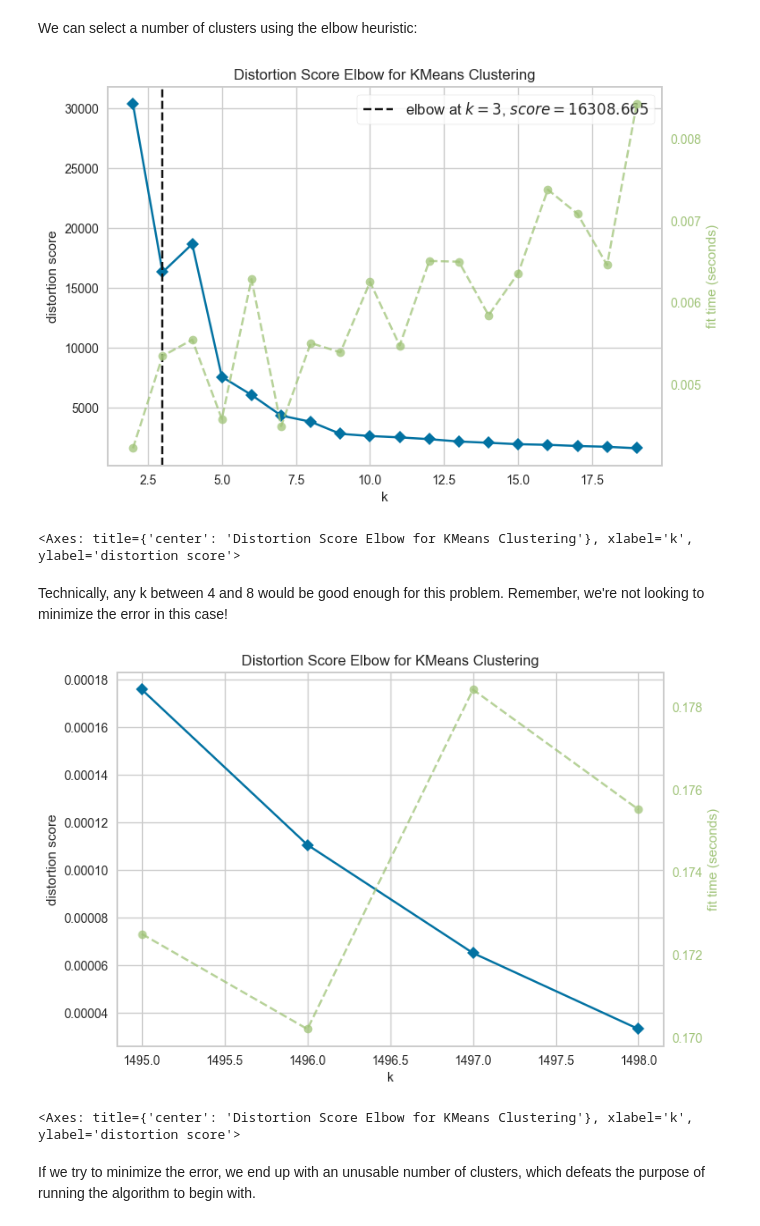
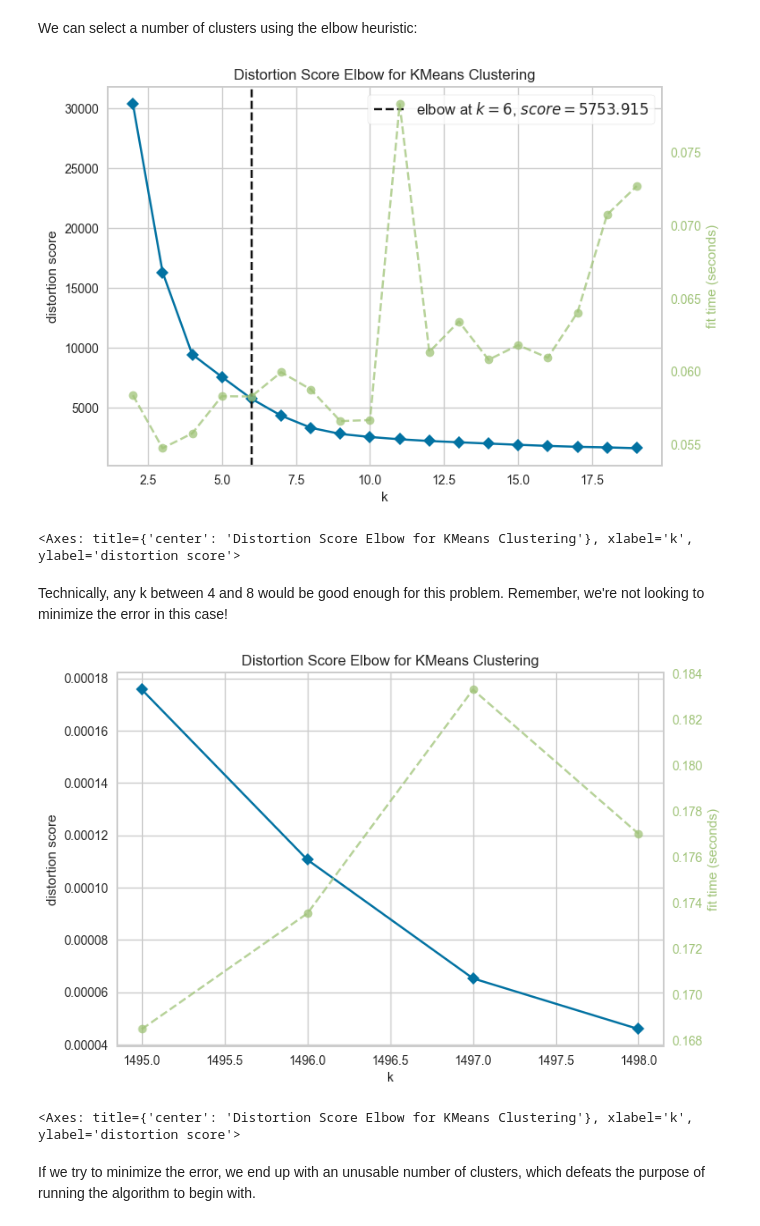
Before and after one commit to JayEm65/ironhack-v4-data-lessons, a Jupyter notebook: cohorts/12_nov_24_sgf/10_extraweek/D2_unsupervised_learning_revision.ipynb, the cells around one changed output. Drawn from its saved outputs; the diff is of its cells as text; code cells hidden in the pictures.

```diff
--- a/cohorts/12_nov_24_sgf/10_extraweek/D2_unsupervised_learning_revision.ipynb
+++ b/cohorts/12_nov_24_sgf/10_extraweek/D2_unsupervised_learning_revision.ipynb
@@ -378,12 +378,12 @@ We can select a number of clusters using the elbow heuristic:
 # %%
 from yellowbrick.cluster import KElbowVisualizer
 
-model = cluster.KMeans()
+model = cluster.KMeans(random_state=42, init='random') # Post-edit.
 visualizer = KElbowVisualizer(model, k=(2,20))
 visualizer.fit(X)
 visualizer.poof()
 # %% [output]
-[figure, old version]
+[figure, new version]
 <Axes: title={'center': 'Distortion Score Elbow for KMeans Clustering'}, xlabel='k', ylabel='distortion score'>
 # %% [markdown]
 Technically, any k between 4 and 8 would be good enough for this problem. Remember, we're not looking to minimize the error in this case!
@@ -395,7 +395,7 @@ visualizer = KElbowVisualizer(model, k=(1495,1499))
 visualizer.fit(X)
 visualizer.poof()
 # %% [output]
-[figure, old version]
+[figure, new version]
 <Axes: title={'center': 'Distortion Score Elbow for KMeans Clustering'}, xlabel='k', ylabel='distortion score'>
 # %% [markdown]
 If we try to minimize the error, we end up with an unusable number of clusters, which defeats the purpose of running the algorithm to begin with.
```
Also changed, not shown: parts of 4 cells of this notebook.
